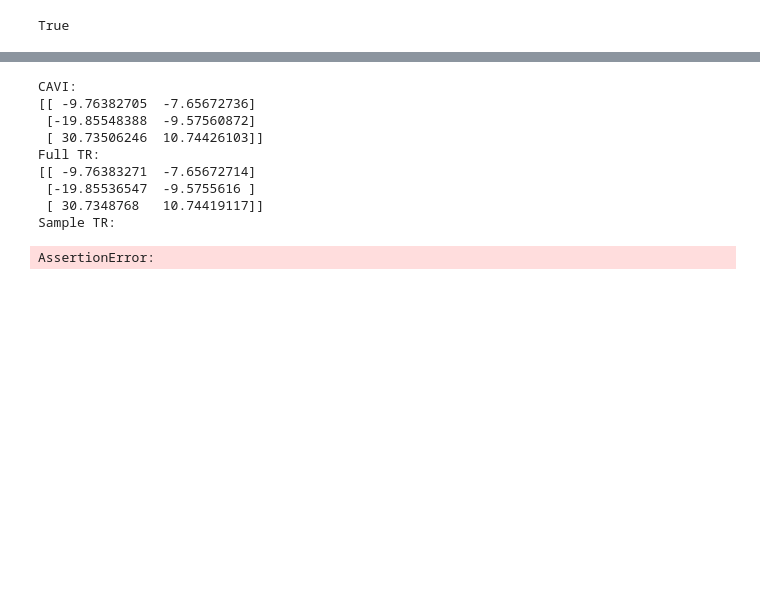
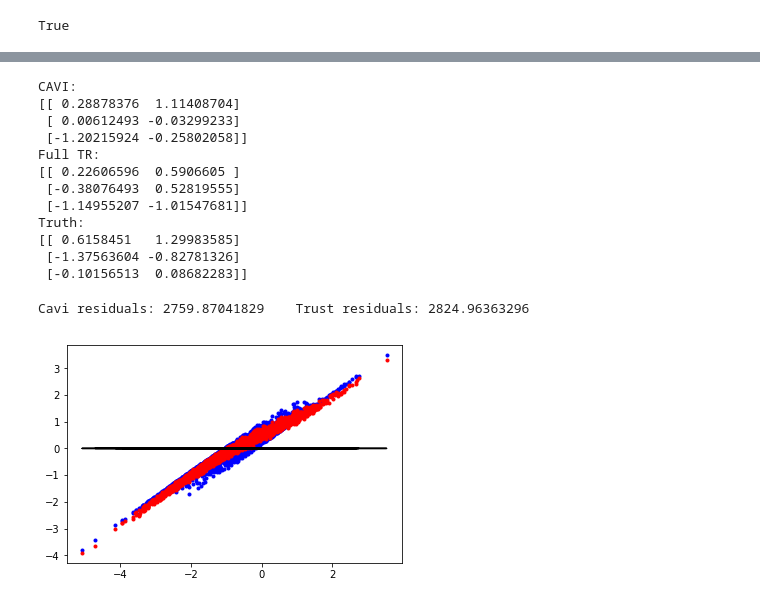
Before and after one commit to Runjing-Liu120/Variational_BNP_robustness, a Jupyter notebook: Finite_approx/GenericOptimization.ipynb, the cells around one changed output, grey strips where cells are left out. Drawn from its saved outputs; the diff is of its cells as text; code cells hidden in the pictures; blank space fills up the shorter version.

```diff
--- a/Finite_approx/GenericOptimization.ipynb
+++ b/Finite_approx/GenericOptimization.ipynb
@@ -129,25 +87,23 @@ Hessian time:
 # %%
-def flatten_params(tau, nu, phi_mu, phi_var):
-    return np.hstack([ tau.flatten(), nu.flatten(), phi_mu.flatten(), phi_var.flatten() ])
-
 true_init = False
 if true_init:
     tau, phi_mu, phi_var, nu = data_set.unpack_params(params_true)
 else:
     tau, phi_mu, phi_var, nu = data_set.unpack_params(params_init)
 
-params = flatten_params(tau, nu, phi_mu, phi_var)
+params = packing.flatten_params(tau, nu, phi_mu, phi_var)
 
-max_iter = 1000
+max_iter = 100
 tol = 1e-8
 step = 0
 diff = np.float('inf')
 
 while diff > tol and step < max_iter:
     data_set.cavi_updates(tau, nu, phi_mu, phi_var)
-    new_params = flatten_params(tau, nu, phi_mu, phi_var)
+    new_params = packing.flatten_params(tau, nu, phi_mu, phi_var)
     diff = np.max(np.abs(new_params - params))
-    print 'Diff / tol: %f' % (diff  / tol)
+    if step % 10 == 0:
+        print 'Diff / tol at iter %d: %f' % (step, diff  / tol)
     if not np.isfinite(diff):
         break
     params = new_params
@@ -183,14 +133,13 @@ cavi_nu_trim = deepcopy(cavi_nu)
 cavi_nu_trim[cavi_nu_trim < nu_tol] = nu_tol
 cavi_nu_trim[cavi_nu_trim > 1 - nu_tol] = 1 - nu_tol
 
-cavi_params = pack_params(cavi_tau, cavi_phi_mu, cavi_phi_var, cavi_nu_trim)
+cavi_params = packing.pack_params(cavi_tau, cavi_phi_mu, cavi_phi_var, cavi_nu_trim)
 print np.all(np.isfinite(cavi_params))
 # %% [output]
 True
 # %%
-data_set.x_rows = slice(0, data_set.X.shape[0])
 vb_opt = optimize.minimize(
     lambda params: data_set.wrapped_kl(params, verbose=True),
-    cavi_params, method='trust-ncg', jac=data_set.get_kl_grad, hessp=data_set.get_kl_hvp,
+    params_init, method='trust-ncg', jac=data_set.get_kl_grad, hessp=data_set.get_kl_hvp,
     tol=1e-6, options={'maxiter': 200, 'disp': True, 'gtol': 1e-6 })
 # %% [output]
@@ -213,10 +162 @@ vb_opt = optimize.minimize(
          Hessian evaluations: 0
-# %%
-sample_slice = slice(0, 200)
-data_set.x_rows = sample_slice
-cavi_params_trim = pack_params(cavi_tau, cavi_phi_mu, cavi_phi_var, cavi_nu_trim[data_set.x_rows, :])
-
-vb_sample_opt = optimize.minimize(
-    lambda params: data_set.wrapped_kl(params, verbose=True),
-    cavi_params_trim, method='trust-ncg', jac=data_set.get_kl_grad, hessp=data_set.get_kl_hvp,
-    tol=1e-6, options={'maxiter': 20, 'disp': True, 'gtol': 1e-6 })
@@ -243,24 +165,36 @@ print 'CAVI:'
 print cavi_phi_mu.transpose()
 
 print 'Full TR:'
-tau, phi_mu, phi_var, nu = unpack_params(vb_opt.x, D=D, K_approx=K_approx, Num_samples=Num_samples)
-print phi_mu.transpose()
-
-print 'Sample TR:'
-tau, phi_mu, phi_var, nu = \
-    unpack_params(vb_sample_opt.x, D=D, K_approx=K_approx, Num_samples=data_set.X[sample_slice, :].shape[0])
+data_set.use_full_x()
+tau, phi_mu, phi_var, nu = data_set.unpack_params(vb_opt.x)
 print phi_mu.transpose()
 
 print 'Truth:'
 print A
 # %% [output]
 CAVI:
-[[ -9.76382705  -7.65672736]
- [-19.85548388  -9.57560872]
- [ 30.73506246  10.74426103]]
+[[ 0.28878376  1.11408704]
+ [ 0.00612493 -0.03299233]
+ [-1.20215924 -0.25802058]]
 Full TR:
-[[ -9.76383271  -7.65672714]
- [-19.85536547  -9.5755616 ]
- [ 30.7348768   10.74419117]]
-Sample TR:
+[[ 0.22606596  0.5906605 ]
+ [-0.38076493  0.52819555]
+ [-1.14955207 -1.01547681]]
+Truth:
+[[ 0.6158451   1.29983585]
+ [-1.37563604 -0.82781326]
+ [-0.10156513  0.08682283]]
-AssertionError:
+# %%
+cavi_resid = data_set.x - data_set.get_prediction(cavi_params)
+tr_resid = data_set.x - data_set.get_prediction(vb_opt.x)
+
+plt.figure()
+col = 0
+plt.plot(data_set.x[:, col], tr_resid[:, col], '.b')
+plt.plot(data_set.x[:, col], cavi_resid[:, col], '.r')
+plt.plot(data_set.x[:, col], np.full_like(data_set.x[:, col], 0.), 'k')
+
+print('Cavi residuals: {}    Trust residuals: {}'.format(np.sum(np.abs(cavi_resid)), np.sum(np.abs(tr_resid))))
+# %% [output]
+Cavi residuals: 2759.87041829    Trust residuals: 2824.96363296
+[figure, added]
```
Also changed, not shown: parts of 12 cells of this notebook, 3 other files.
